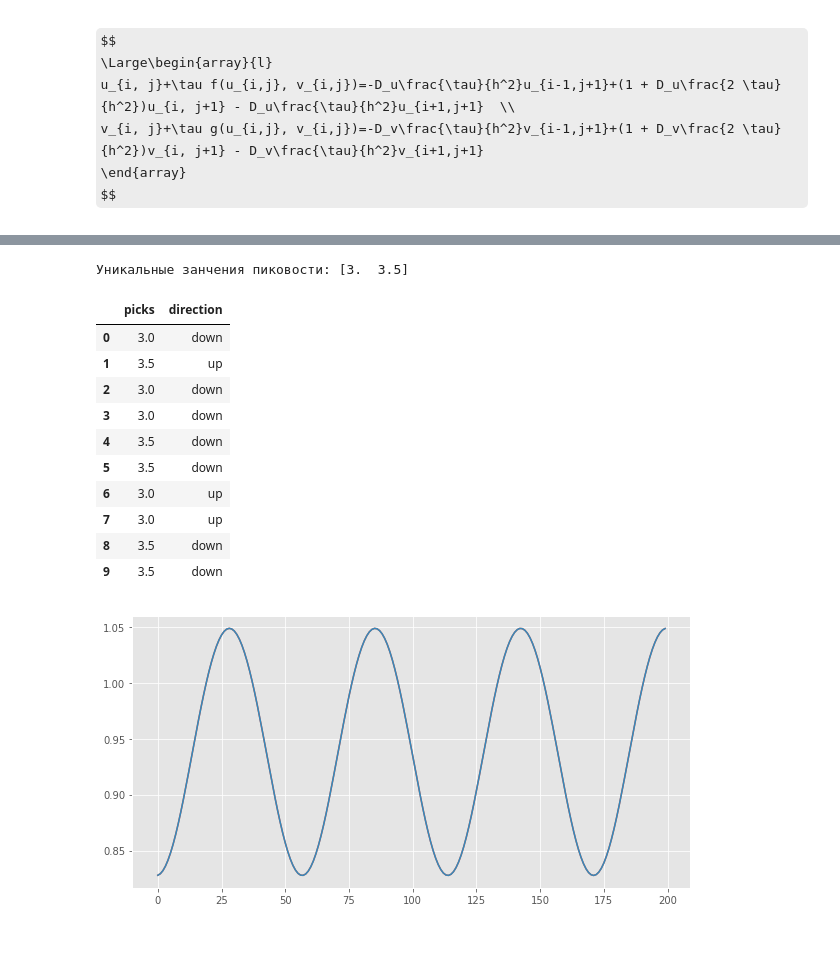
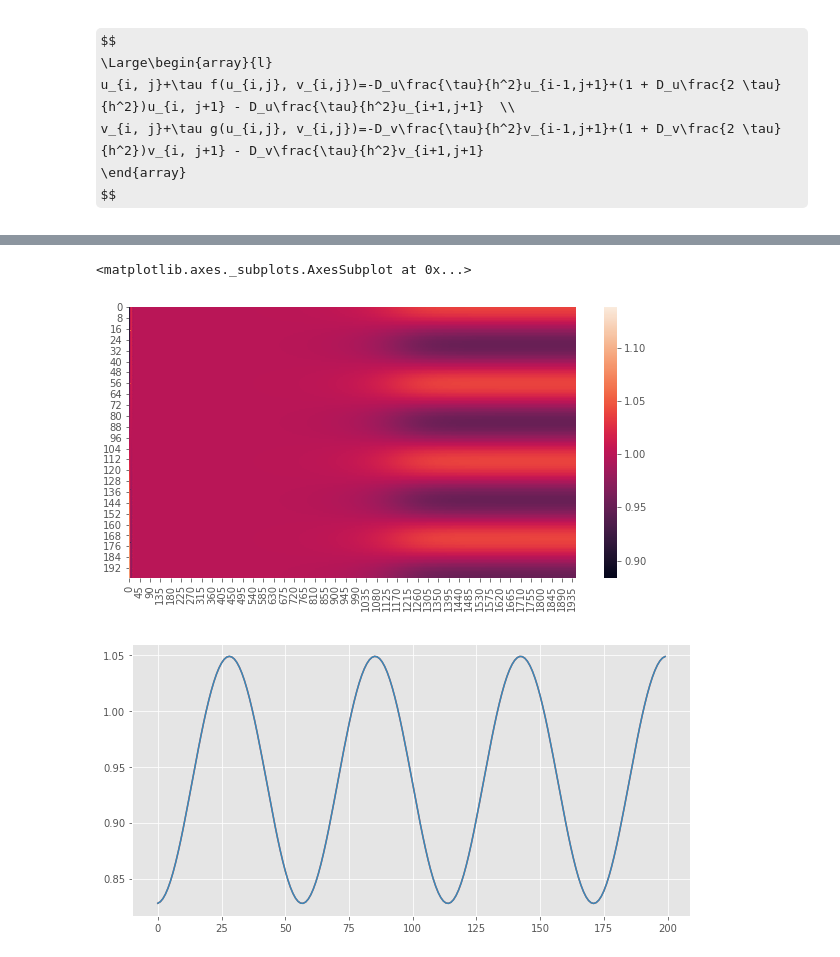
Before and after one commit to kokamido/BrandNewResearch, a Jupyter notebook: Untitled.ipynb, the cells around one changed output, grey strips where cells are left out. Cells and saved outputs as stored; diff of their text form; code cells hidden in the pictures; some formulas as TeX source.

```diff
--- a/Untitled.ipynb
+++ b/Untitled.ipynb
@@ -69,20 +40,14 @@ KeyboardInterrupt:
-# %%
-pcks = pd.DataFrame([calc_picks(p) for p in us])
-print(f'Уникальные занчения пиковости: {pcks["picks"].unique()}')
-pcks.head(10)
-# %% [output]
-Уникальные занчения пиковости: [3.  3.5]
-|  | picks | direction |
-| 0 | 3.0 | down |
-| 1 | 3.5 | up |
-| 2 | 3.0 | down |
-| 3 | 3.0 | down |
-| 4 | 3.5 | down |
-| 5 | 3.5 | down |
-| 6 | 3.0 | up |
-| 7 | 3.0 | up |
-| 8 | 3.5 | down |
-| 9 | 3.5 | down |
+# %%
+conf = Higgins1DConfiguration(2.0, 2.0, 15.2, 1)
+u_init = get_cos(0.5, 200, 1.0, 0.1)
+v_init = get_cos(0.5, 200, 1.0, 0.1)
+params = Higgins1DTdmaParameters(u_init, v_init, 0.2, 0.01, 5000.0, True, 100)
+a = integrate_tdma_implicit_scheme(conf, params, "/home/alexandr/Desktop/aaa")
+# %%
+sns.heatmap(a['u_timeline'].T)
+# %% [output]
+<matplotlib.axes._subplots.AxesSubplot at 0x...>
+[figure, added]
 # %%
 plt.plot(us[1]), plt.plot(us[82])
 plt.show()
```
Also changed, not shown: parts of 6 cells of this notebook, 8 other files.
